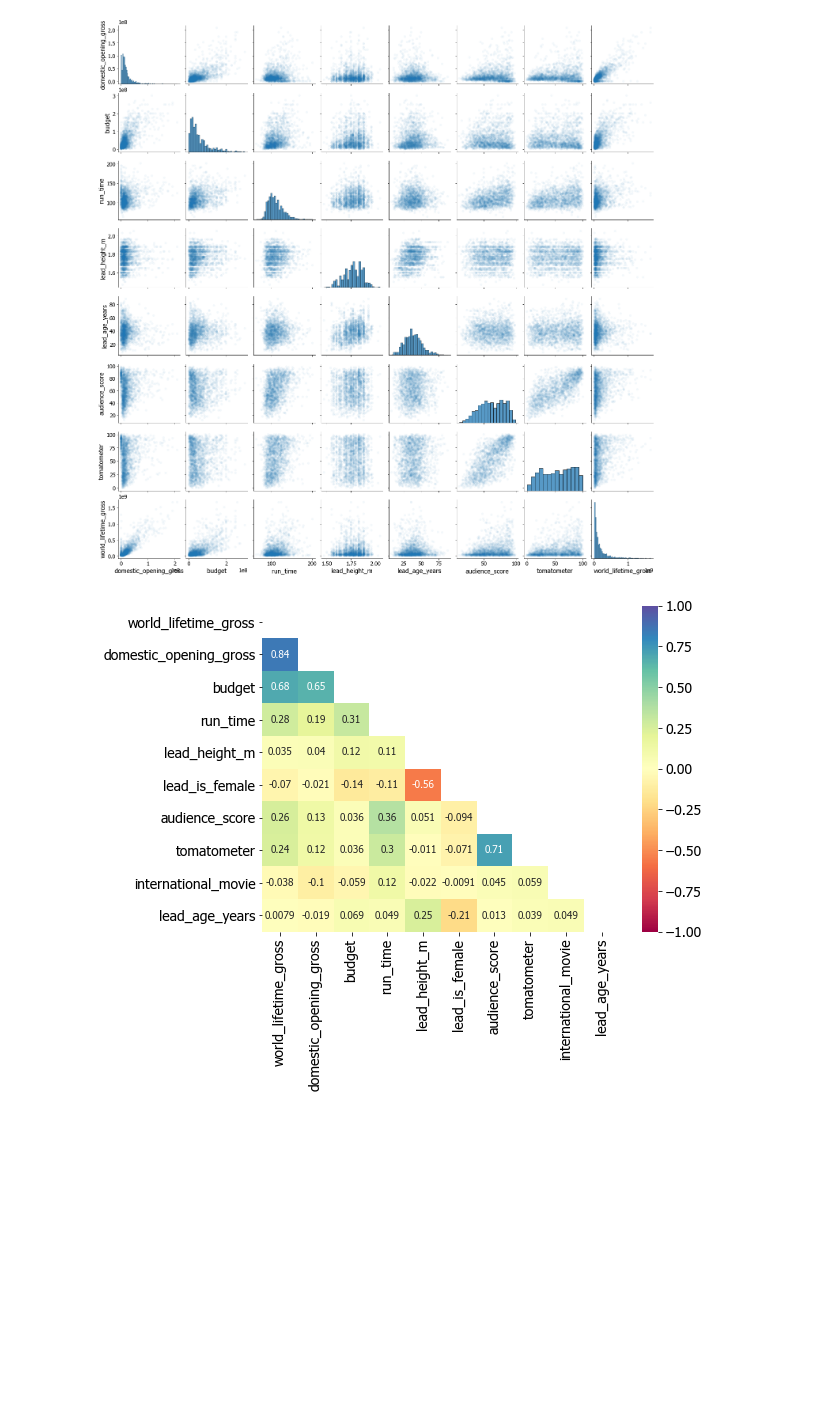
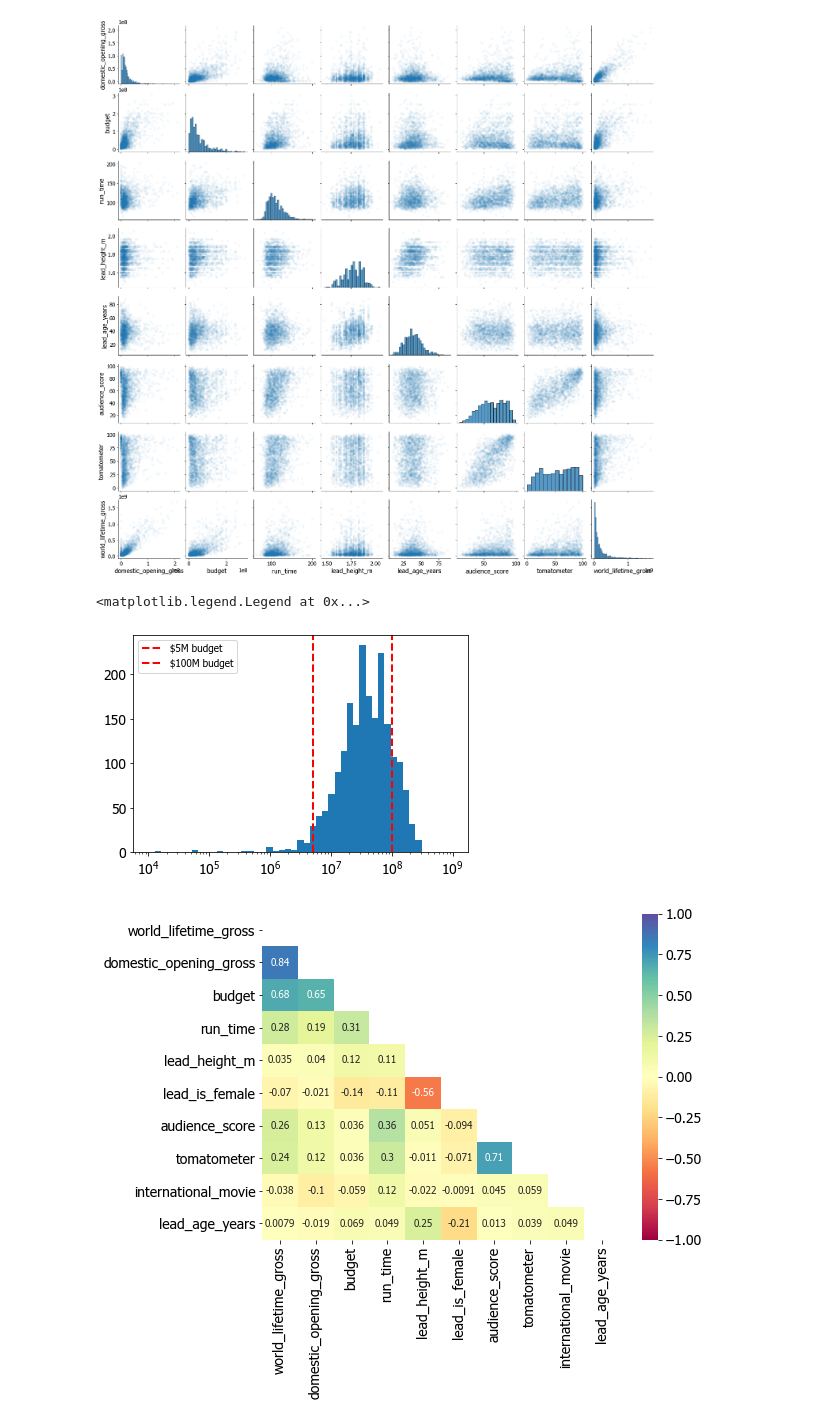
Before and after one commit to hmlewis-astro/imdb_movie_gross, a Jupyter notebook: model_imdb.ipynb, the cells around one changed output. Drawn from its saved outputs; the diff is of its cells as text; code cells hidden in the pictures; blank space fills up the shorter version.

```diff
--- a/model_imdb.ipynb
+++ b/model_imdb.ipynb
@@ -70,6 +70,15 @@ sns.pairplot(imdb_df[['domestic_opening_gross', 'budget', 'run_time',
                        'world_lifetime_gross']], plot_kws=dict(alpha=0.05, edgecolor='none'));
 # %% [output]
 [figure]
+# %%
+plt.hist(imdb_df['budget'], bins=np.logspace(4,9,50))
+plt.xscale('log')
+plt.axvline(5e6, label='$5M budget', c='r', ls='--')
+plt.axvline(100e6, label='$100M budget', c='r', ls='--')
+plt.legend()
+# %% [output]
+<matplotlib.legend.Legend at 0x...>
+[figure, added]
 # %%
 upper = np.triu(imdb_df.corr())  # just look at the lower triangle
 plt.figure(figsize=(8,6))
```
Also changed, not shown: 1 other file.
